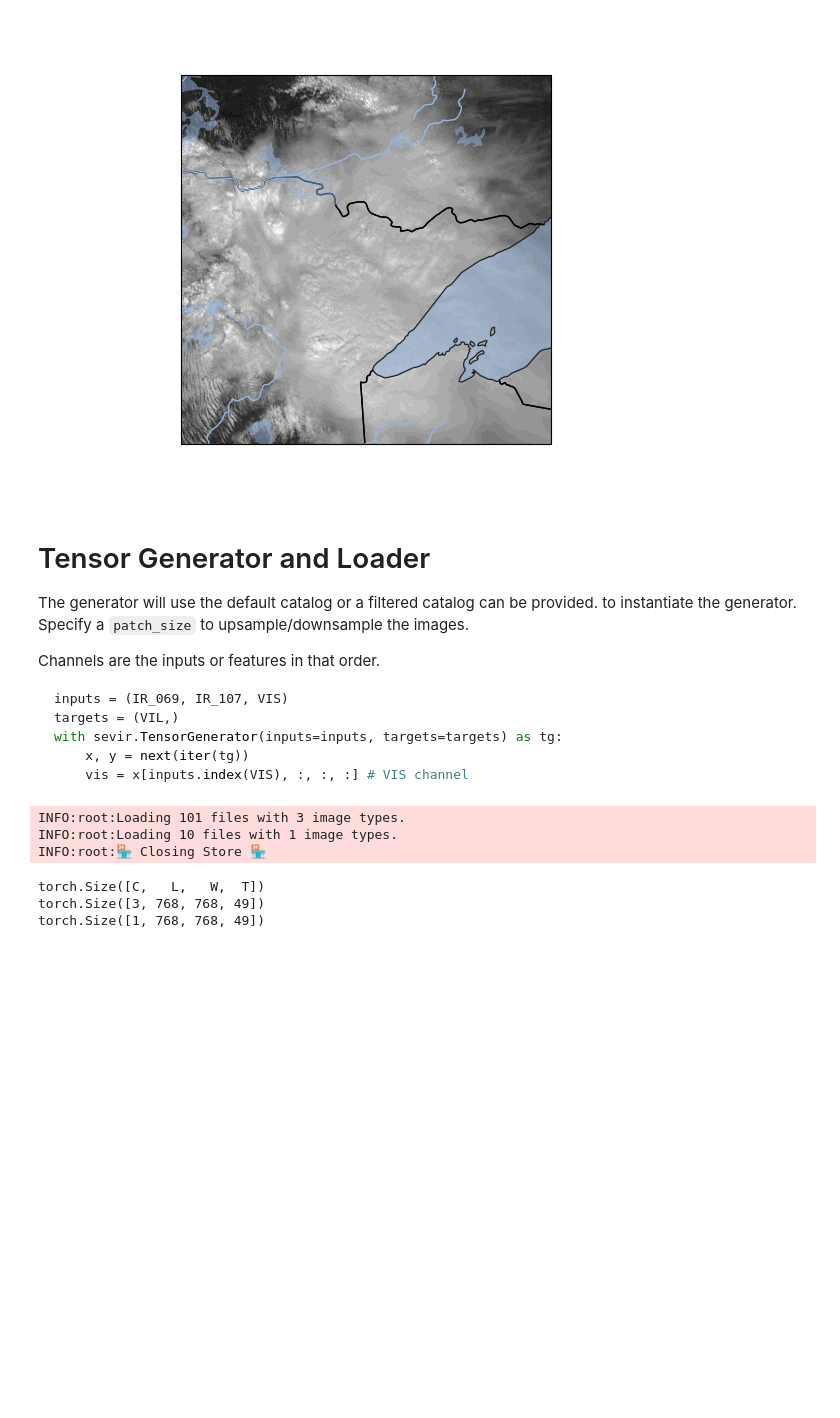
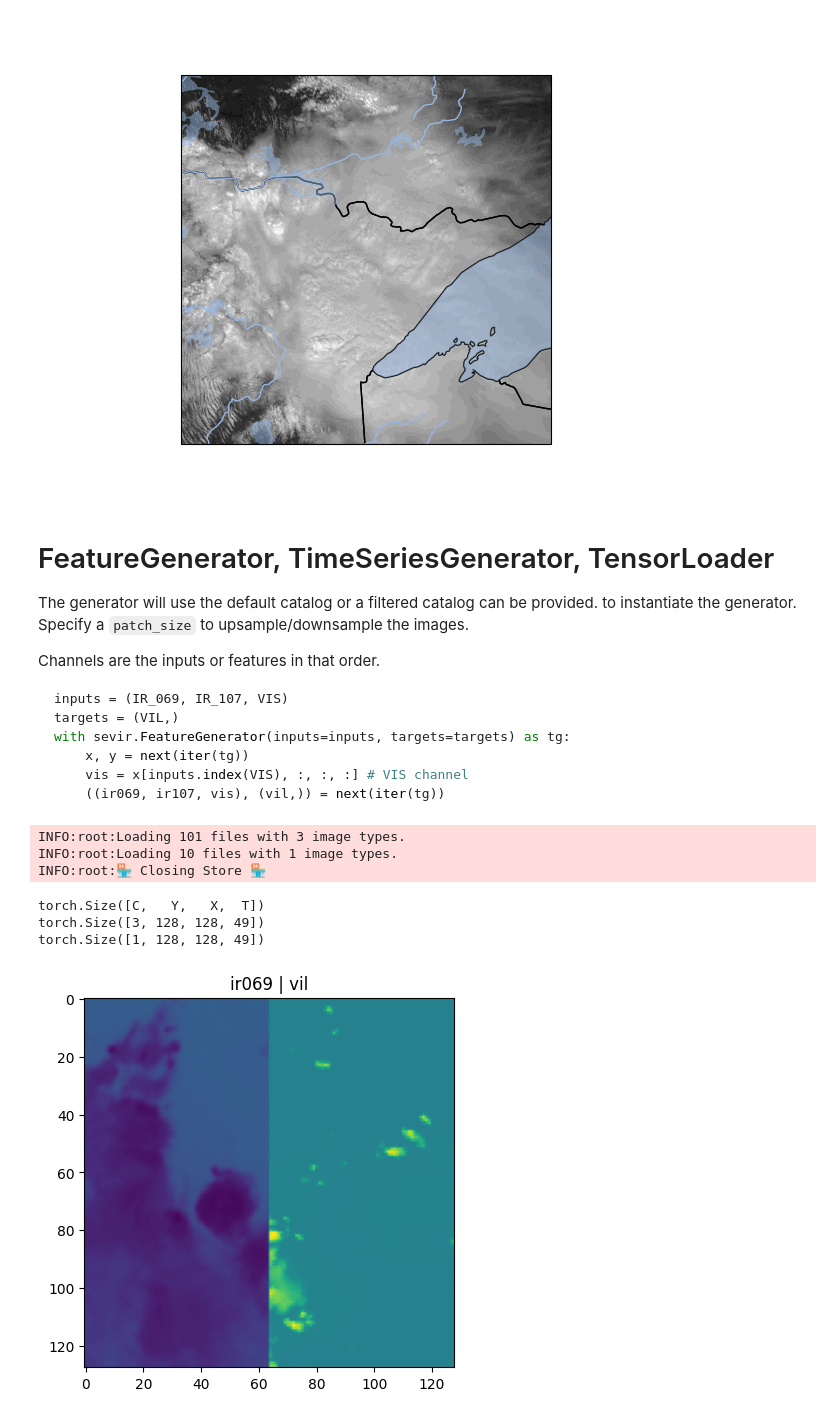
Before and after one commit to leaver2000/sevirs, a Jupyter notebook: notebooks/1-sevir-dataset.ipynb, the cells around one changed output. Saved outputs shown, nothing was run; the diff lists cells and outputs as text; code cells hidden in the pictures; blank space fills up the shorter version.

````diff
--- a/notebooks/1-sevir-dataset.ipynb
+++ b/notebooks/1-sevir-dataset.ipynb
@@ -413,7 +413,7 @@ INFO:matplotlib.animation:Animation.save using <class 'matplotlib.animation.Imag
 INFO:matplotlib.animation:MovieWriter._run: running command: convert -size 640x480 -depth 8 -delay 16.666666666666668 -loop 0 rgba:- -layers OptimizePlus assets/S858968-vis.gif
 [figure]
 # %% [markdown]
-# Tensor Generator and Loader
+# FeatureGenerator, TimeSeriesGenerator, TensorLoader
 
 The generator will use the default catalog or a filtered catalog can be provided.
 to instantiate the generator. Specify a `patch_size` to upsample/downsample the images.
@@ -423,20 +423,36 @@ Channels are the inputs or features in that order.
 ```python
 inputs = (IR_069, IR_107, VIS)
 targets = (VIL,)
-with sevir.TensorGenerator(inputs=inputs, targets=targets) as tg:
+with sevir.FeatureGenerator(inputs=inputs, targets=targets) as tg:
     x, y = next(iter(tg))
     vis = x[inputs.index(VIS), :, :, :] # VIS channel
+    ((ir069, ir107, vis), (vil,)) = next(iter(tg))
 ```
 # %%
-# the generator will reshape the  height and width to the largest of the batch by default
-with sevir.FeatureGenerator(inputs=(IR_069, IR_107, VIS), targets=(VIL,)) as fg:
+import torch
+
+PATCH_SIZE = 128  # the patch size for images to be interpolated to
+
+with sevir.FeatureGenerator(
+    "/mnt/data/sevir", inputs=(IR_069, IR_107, VIS), targets=(VIL,), patch_size=PATCH_SIZE
+) as fg:
     (x, y), df = fg.select("R19082620197425", metadata=True)
-    print("torch.Size([C,   L,   W,  T])", x.shape, y.shape, sep="\n")
+    print("torch.Size([C,   Y,   X,  T])", x.shape, y.shape, sep="\n")
+
+
+tensors = [
+    x[0, :, : PATCH_SIZE // 2, 0] * 0.02,
+    y[0, :, PATCH_SIZE // 2 :, 0],
+]
+plt.imshow(torch.concat(tensors, dim=1))
+plt.title(f"{IR_069} | {VIL}")
+plt.show()
 # %% [output]
 INFO:root:Loading 101 files with 3 image types.
 INFO:root:Loading 10 files with 1 image types.
 INFO:root:🏪 Closing Store 🏪
-torch.Size([C,   L,   W,  T])
-torch.Size([3, 768, 768, 49])
-torch.Size([1, 768, 768, 49])
+torch.Size([C,   Y,   X,  T])
+torch.Size([3, 128, 128, 49])
+torch.Size([1, 128, 128, 49])
+[figure, added]
 # %%
````
Also changed, not shown: parts of 6 cells of this notebook, 46 other files.
